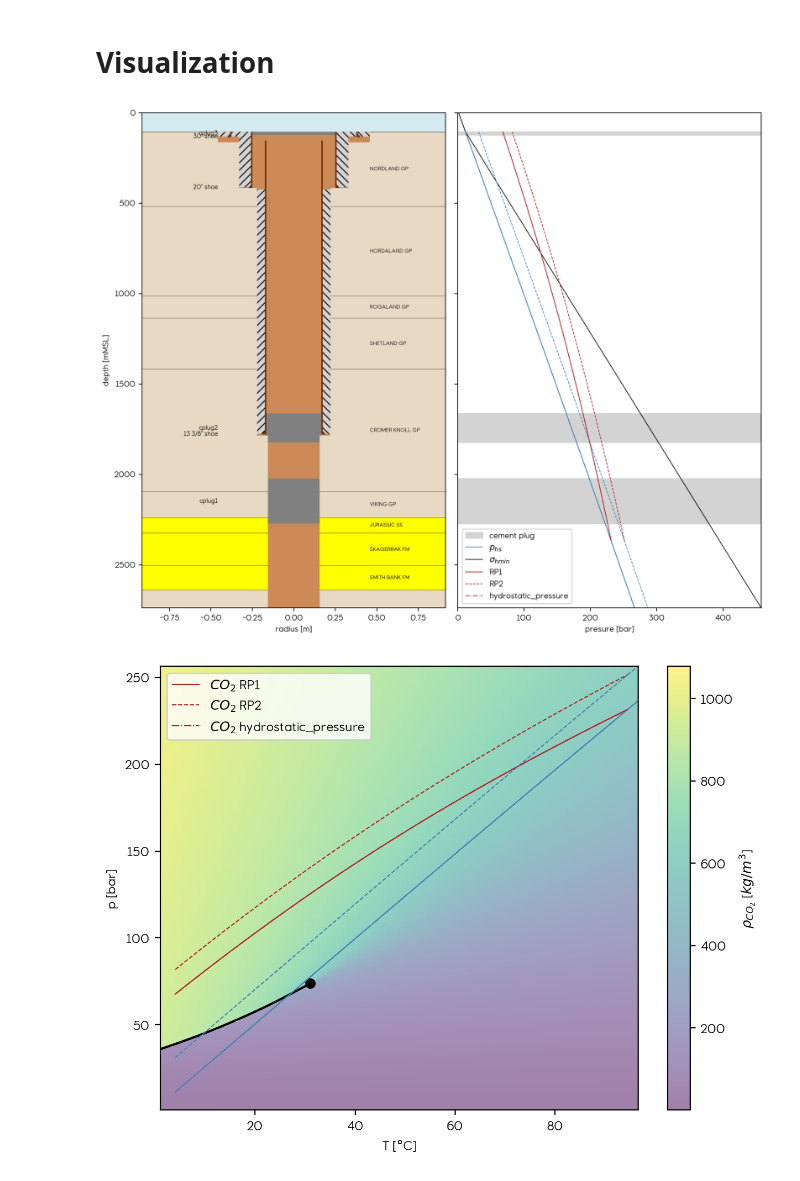
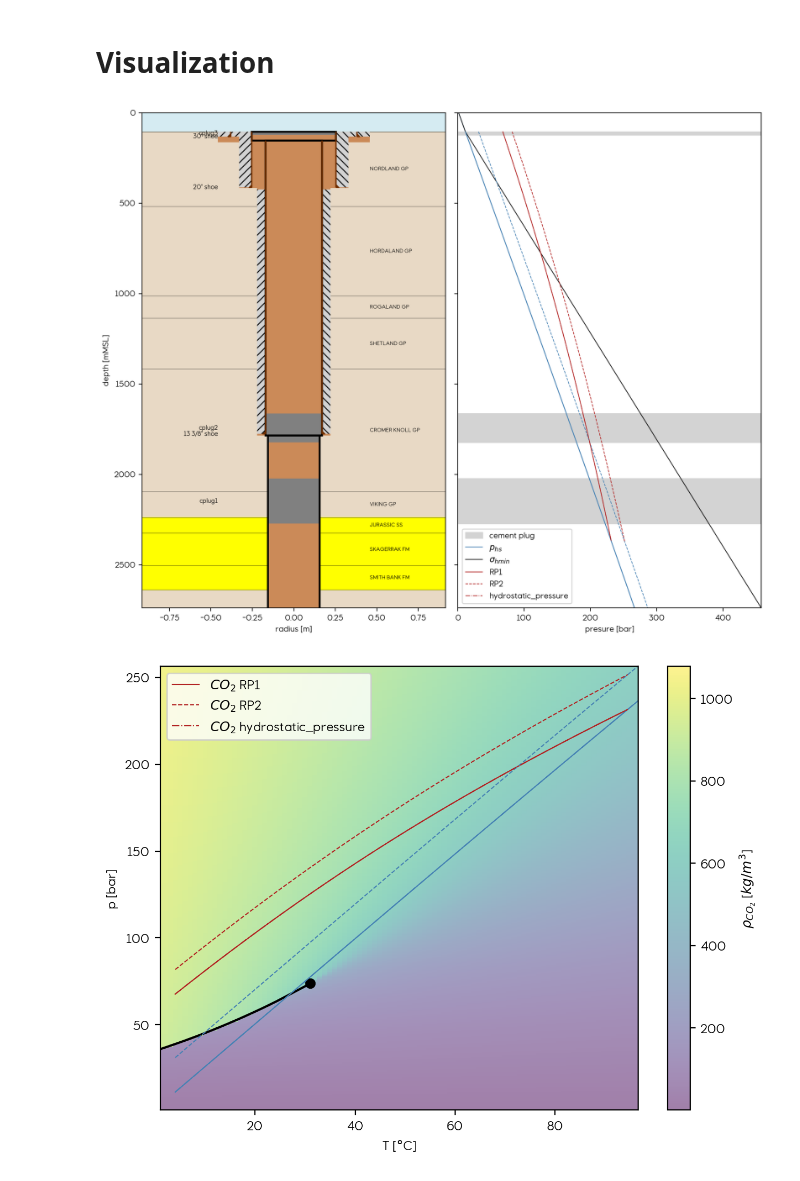
Before and after one commit to equinor/WINC_OnePager, a Jupyter notebook: notebooks/Pressure-WellClass.ipynb, the cells around one changed output. Cells and saved outputs as stored; diff of their text form; code cells hidden in the pictures.

```diff
--- a/notebooks/Pressure-WellClass.ipynb
+++ b/notebooks/Pressure-WellClass.ipynb
@@ -144,12 +147,12 @@ Reference depth: 2238
 # %%
 #Plot sketch, pressures
 fig, (ax1, ax2) = plt.subplots(1,2, sharey=True, figsize=(10, 8))
-plot_sketch(my_well, ax=ax1)
+plot_sketch(my_well, draw_open_hole=True, ax=ax1)
 plot_pressure(my_pressure, my_well.geology, my_well.barriers, ax=ax2)
 
 fig.tight_layout()
 # %% [output]
-[figure, old version]
+[figure, new version]
 # %%
 plot_pt(my_pressure)
 # %% [output]
```
Also changed, not shown: parts of 1 cell of this notebook.
